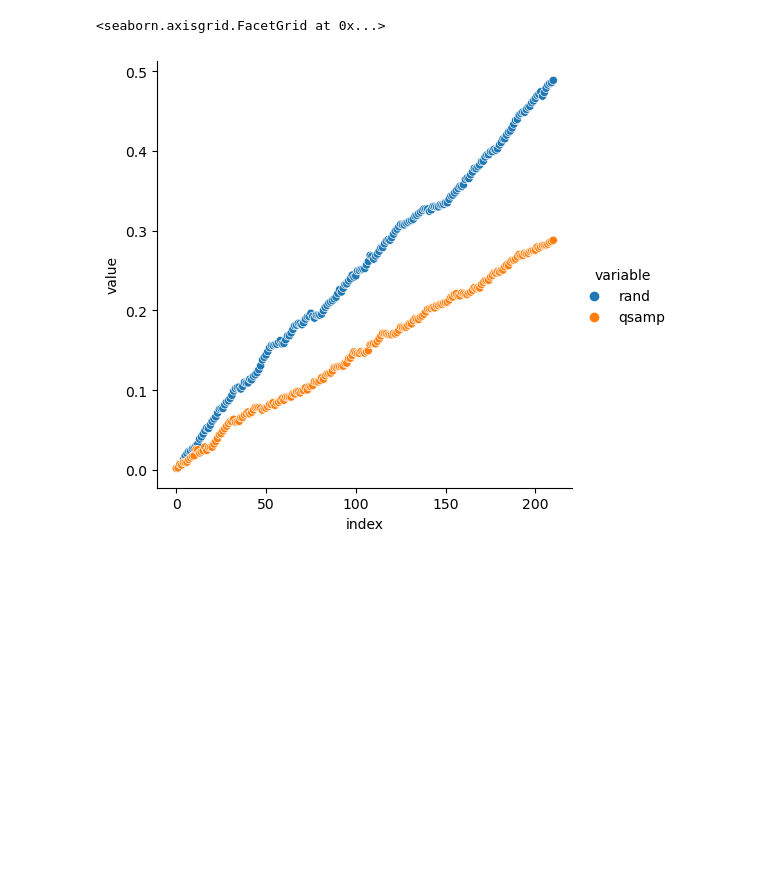
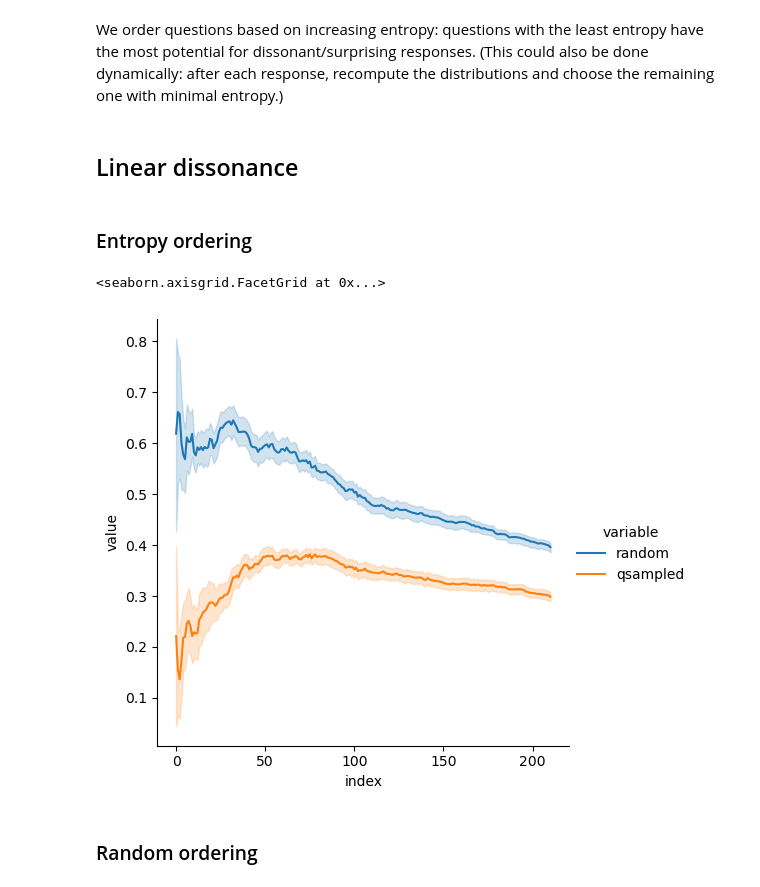
Before and after one commit to zeroknowledgediscovery/truthnet, a Jupyter notebook: notebooks/examples_testing.ipynb, the cells around one changed output. Drawn from its saved outputs; the diff is of its cells as text; code cells hidden in the pictures; blank space fills up the shorter version.

```diff
--- a/notebooks/examples_testing.ipynb
+++ b/notebooks/examples_testing.ipynb
@@ -66,20 +12,0 @@ Tr.getDissonance(outfile="mpi_tmp/PTSD_dissonance_matrix2.csv")
-# %%
-import random
-
-new_samp = np.full_like(samples[0], fill_value="")
-vals = ["1", "2", "3", "4", "5"]
-mean_diss_r = list()
-
-for i in range(211):
-    new_samp[i] = random.choice(vals)
-    mean_diss_r.append(np.mean(Tr.cognet_obj.dissonance(sample=new_samp)))
-# %%
-from quasinet.utils import sample_from_dict
-
-new_samp = np.full_like(samples[0], fill_value="")
-mean_diss_q = list()
-
-for i in range(211):
-    prob_dict = Tr.model_obj.myQnet.predict_distribution(new_samp, i)
-    new_samp[i] = sample_from_dict(prob_dict)
-    mean_diss_q.append(np.mean(Tr.cognet_obj.dissonance(sample=new_samp)))
@@ -85,0 +39,2 @@ for i in range(211):
+# %% [markdown]
+We order questions based on increasing entropy: questions with the least entropy have the most potential for dissonant/surprising responses. (This could also be done dynamically: after each response, recompute the distributions and choose the remaining one with minimal entropy.)
@@ -86,13 +157,29 @@ for i in range(211):
+# %%
+Ds = Tr.cognet_obj.qnet.predict_distributions(np.full_like(samples[0], fill_value=""))
+entrpy = list()
+for i in range(len(Ds)):
+    entrpy.append(entropy(np.fromiter(Ds[i].values(), dtype=float)))
+
+entropy_order = pd.Series(entrpy).sort_values().index
+# %% [markdown]
+## Linear dissonance
+# %% [markdown]
+### Entropy ordering
+# %%
+mean_dfs = [
+    _compare_dissonance(samples, Tr.cognet_obj.qnet, order=entropy_order, plot=False)
+    for i in tqdm(range(20))
+]
 # %%
 sns.relplot(
-    data=pd.melt(
-        pd.DataFrame({"rand": mean_diss_r, "qsamp": mean_diss_q}).reset_index(),
-        id_vars="index",
-    ),
+    data=pd.melt(pd.concat(mean_dfs).reset_index(), id_vars="index"),
     x="index",
     y="value",
     hue="variable",
+    kind="line",
 )
 # %% [output]
 <seaborn.axisgrid.FacetGrid at 0x...>
-[figure, old version]
+[figure, new version]
+# %% [markdown]
+### Random ordering
```
Also changed, not shown: parts of 24 cells of this notebook, 3 other files.
